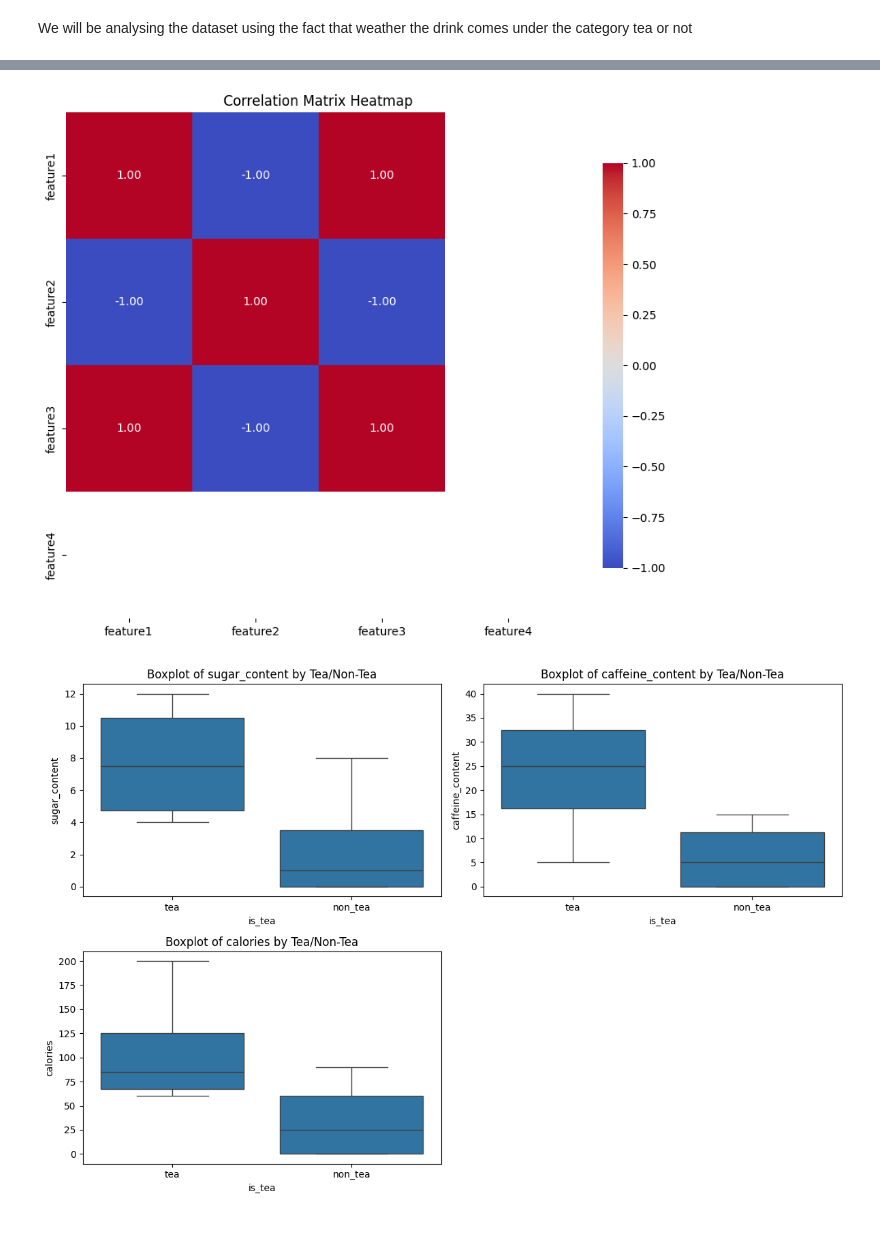
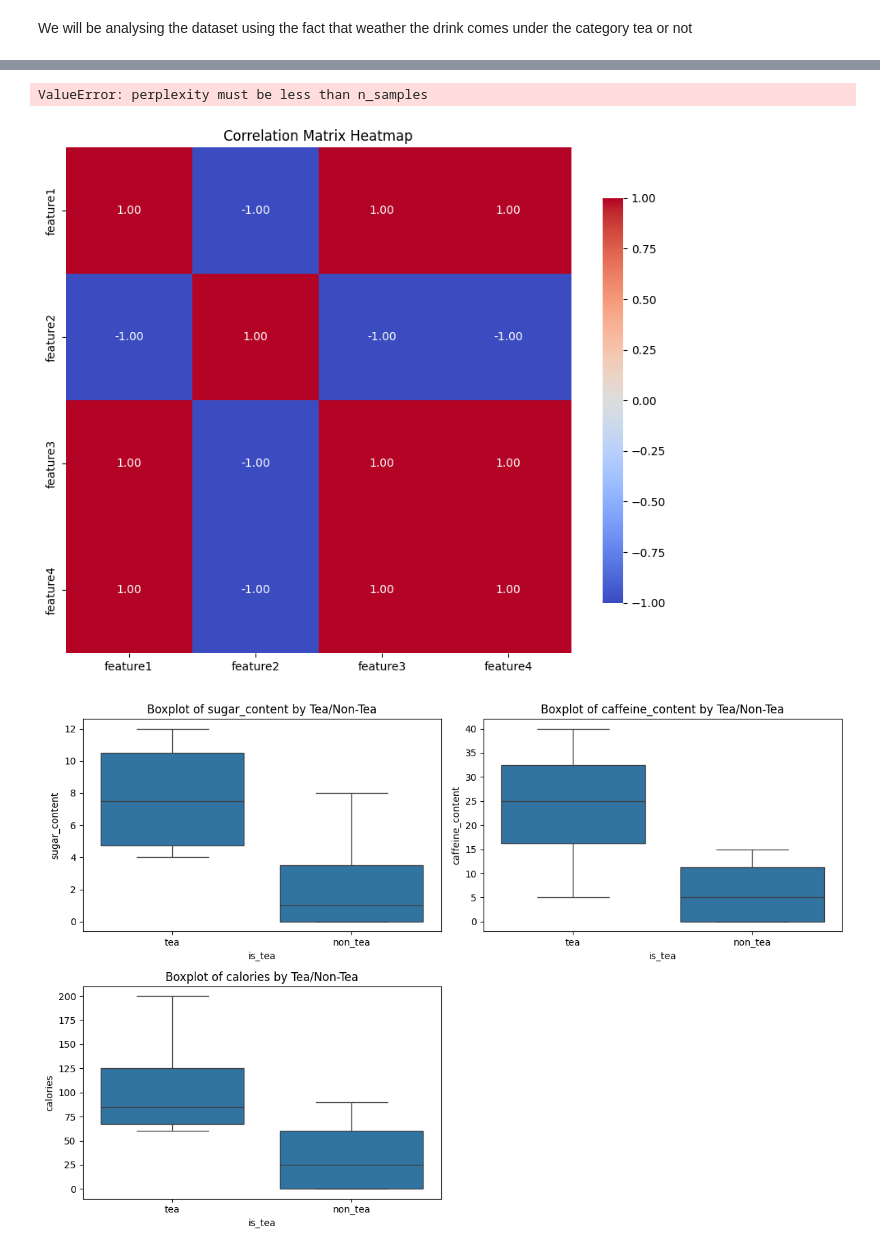
Before and after one commit to swami72/FMML_23B21A4595, a Jupyter notebook: FMML_Module_2_project_2024.ipynb, the cells around one changed output, grey strips where cells are left out. Saved outputs shown, nothing was run; the diff lists cells and outputs as text; code cells hidden in the pictures.

```diff
--- a/FMML_Module_2_project_2024.ipynb
+++ b/FMML_Module_2_project_2024.ipynb
@@ -470,33 +359,67 @@ plt.show()
+# %%
+import pandas as pd
+import matplotlib.pyplot as plt
+from sklearn.manifold import TSNE
+from sklearn.preprocessing import StandardScaler
+
+# Sample DataFrame (replace this with your actual data)
+data = pd.DataFrame({
+    'feature1': [1, 2, 3, 4, 5],
+    'feature2': [5, 4, 3, 2, 1],
+    'feature3': [2, 3, 4, 5, 6],
+    'feature4': [5, 6, 7, 8, 9]
+})
+
+# Standardize the data
+scaler = StandardScaler()
+scaled_data = scaler.fit_transform(data)
+
+# Apply t-SNE
+tsne = TSNE(n_components=2, random_state=42)
+tsne_results = tsne.fit_transform(scaled_data)
+
+# Create a DataFrame for the t-SNE results
+tsne_df = pd.DataFrame(tsne_results, columns=['TSNE1', 'TSNE2'])
+
+# Plot the t-SNE results
+plt.figure(figsize=(10, 6))
+plt.scatter(tsne_df['TSNE1'], tsne_df['TSNE2'], alpha=0.7)
+plt.title('t-SNE Visualization of the Data')
+plt.xlabel('t-SNE Component 1')
+plt.ylabel('t-SNE Component 2')
+plt.grid()
+plt.show()
+# %% [output]
+ValueError: perplexity must be less than n_samples
 # %%
 ## to do
 # create a correlation matrix and plot the heatmap, whats your observation from the heatmap ?
 import pandas as pd
 import seaborn as sns
 import matplotlib.pyplot as plt
 
 # Sample DataFrame (replace this with your actual data)
-data = {
+data = pd.DataFrame({
     'feature1': [1, 2, 3, 4, 5],
     'feature2': [5, 4, 3, 2, 1],
     'feature3': [2, 3, 4, 5, 6],
-    'feature4': [5, 5, 5, 5, 5]
-}
-df = pd.DataFrame(data)
+    'feature4': [5, 6, 7, 8, 9]
+})
 
 # Calculate the correlation matrix
-correlation_matrix = df.corr()
+correlation_matrix = data.corr()
 
 # Set up the matplotlib figure
 plt.figure(figsize=(10, 8))
 
 # Draw the heatmap
 sns.heatmap(correlation_matrix, annot=True, fmt='.2f', cmap='coolwarm', square=True, cbar_kws={"shrink": .8})
 
 # Add titles and labels
 plt.title('Correlation Matrix Heatmap')
 plt.show()
 # %% [output]
-[figure, old version]
+[figure, new version]
 # %%
 ## to do
 # make a boxplot of all the numeric columns of the dataset. Which column/columns can be the most potential indicator weather its a tea or a non tea drink?
```
Also changed, not shown: parts of 34 cells of this notebook.
